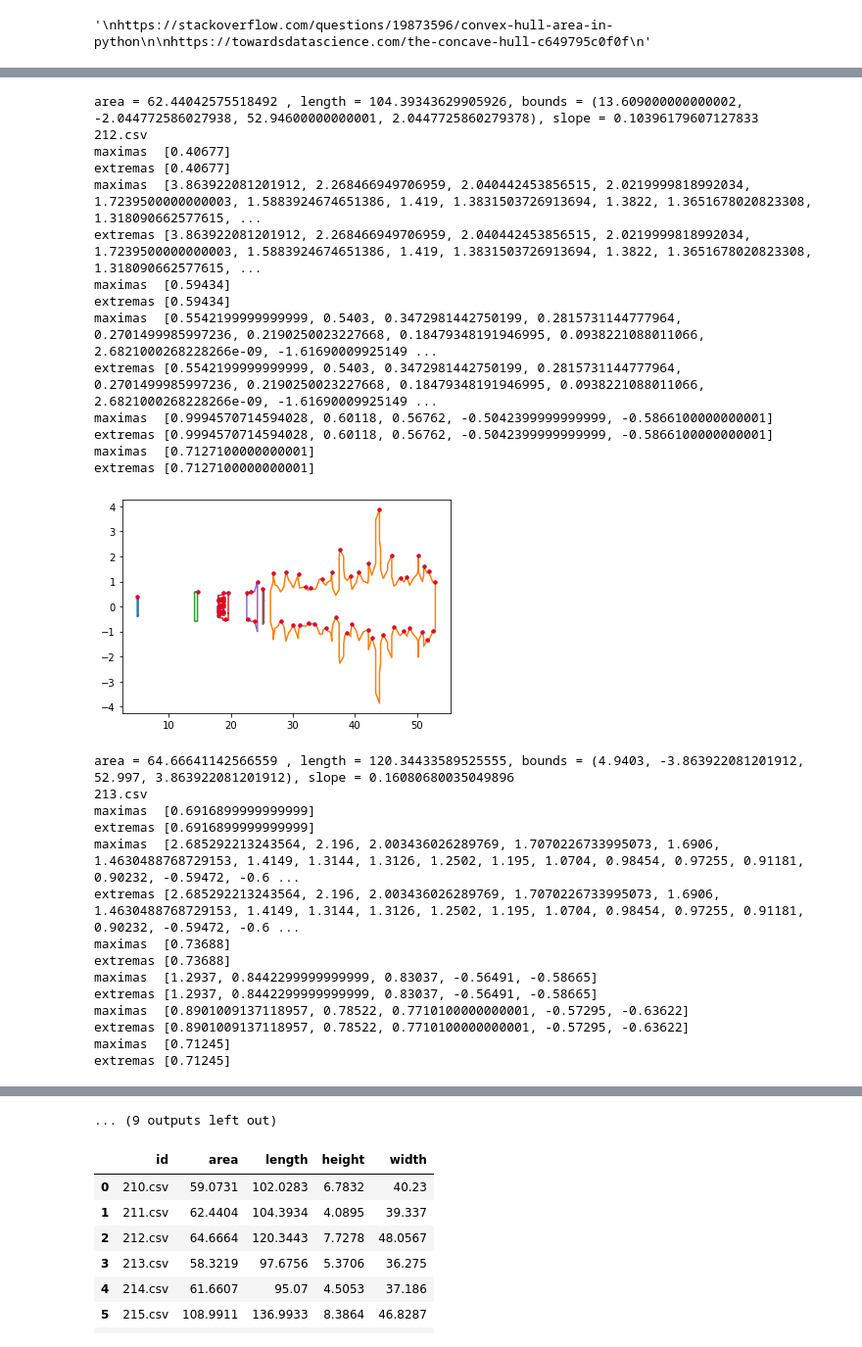
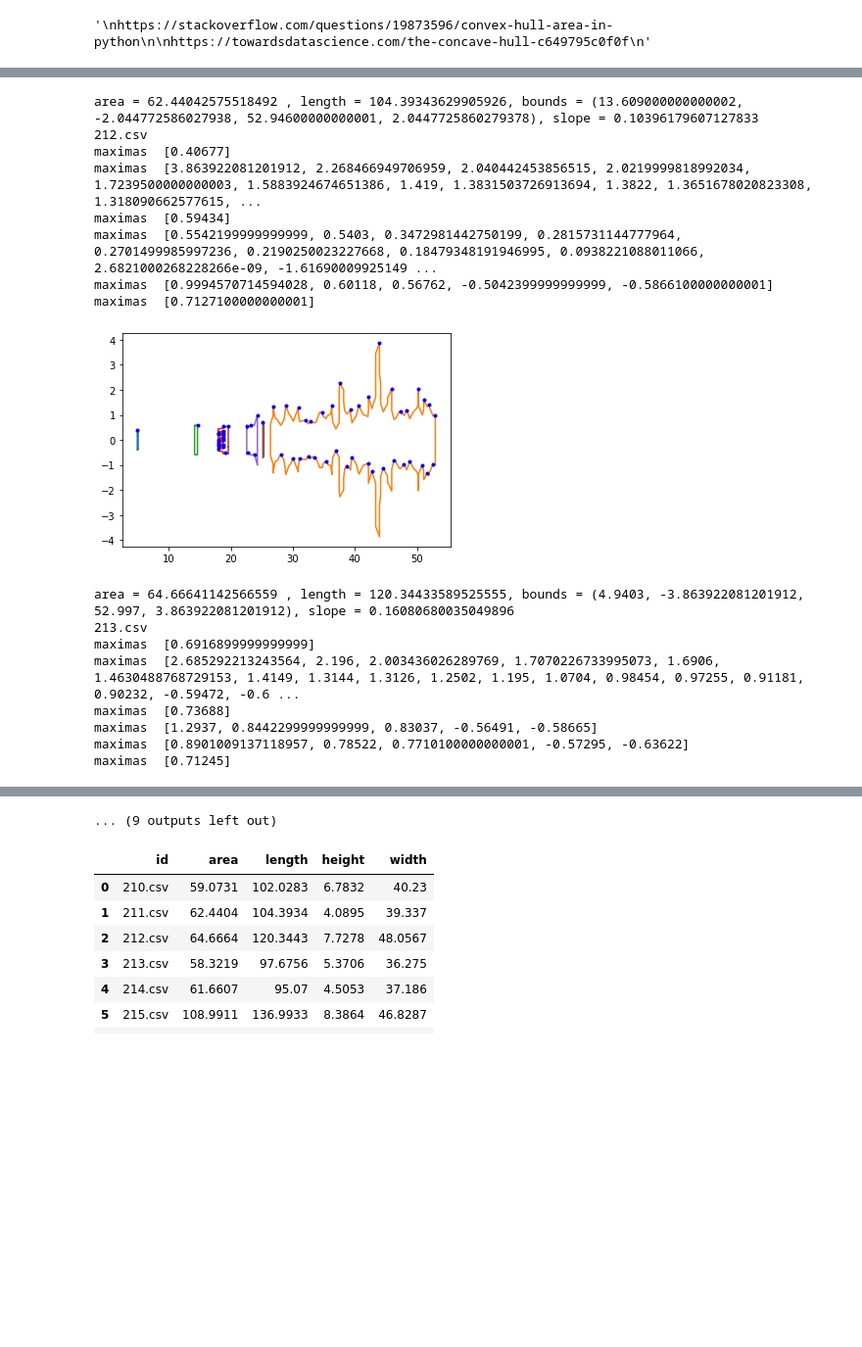
Before and after one commit to nafiul-nipu/Contrails-Python, a Jupyter notebook: contrails shape calc/contrails_shape_calc.ipynb, the cells around one changed output, grey strips where cells are left out. Shown at 98% size. Saved outputs shown, nothing was run; the diff lists cells and outputs as text; code cells hidden in the pictures; blank space fills up the shorter version.

```diff
--- a/contrails shape calc/contrails_shape_calc.ipynb
+++ b/contrails shape calc/contrails_shape_calc.ipynb
@@ -384,10 +537,10 @@ for folder in folders:
             exp = npx[exmax]
 
             plt.plot(lxp, lyp, '.', color='blue')
-            plt.plot(exp, eyp, '.', color='red')
+#             plt.plot(exp, eyp, '.', color='red')
 
             print("maximas ",sorted(lyp, reverse=True))
-            print("extremas", sorted(eyp, reverse=True))
+#             print("extremas", sorted(eyp, reverse=True))
 
         plt.show()
 
@@ -440,29 +582,17 @@ extremas [0.63376]
 area = 62.44042575518492 , length = 104.39343629905926, bounds = (13.609000000000002, -2.044772586027938, 52.94600000000001, 2.0447725860279378), slope = 0.10396179607127833
 212.csv
 maximas  [0.40677]
-extremas [0.40677]
 maximas  [3.863922081201912, 2.268466949706959, 2.040442453856515, 2.0219999818992034, 1.7239500000000003, 1.5883924674651386, 1.419, 1.3831503726913694, 1.3822, 1.3651678020823308, 1.318090662577615, ...
-extremas [3.863922081201912, 2.268466949706959, 2.040442453856515, 2.0219999818992034, 1.7239500000000003, 1.5883924674651386, 1.419, 1.3831503726913694, 1.3822, 1.3651678020823308, 1.318090662577615, ...
 maximas  [0.59434]
-extremas [0.59434]
 maximas  [0.5542199999999999, 0.5403, 0.3472981442750199, 0.2815731144777964, 0.2701499985997236, 0.2190250023227668, 0.18479348191946995, 0.0938221088011066, 2.6821000268228266e-09, -1.61690009925149 ...
-extremas [0.5542199999999999, 0.5403, 0.3472981442750199, 0.2815731144777964, 0.2701499985997236, 0.2190250023227668, 0.18479348191946995, 0.0938221088011066, 2.6821000268228266e-09, -1.61690009925149 ...
 maximas  [0.9994570714594028, 0.60118, 0.56762, -0.5042399999999999, -0.5866100000000001]
-extremas [0.9994570714594028, 0.60118, 0.56762, -0.5042399999999999, -0.5866100000000001]
 maximas  [0.7127100000000001]
-extremas [0.7127100000000001]
-[figure, old version]
+[figure, new version]
 area = 64.66641142566559 , length = 120.34433589525555, bounds = (4.9403, -3.863922081201912, 52.997, 3.863922081201912), slope = 0.16080680035049896
 213.csv
 maximas  [0.6916899999999999]
-extremas [0.6916899999999999]
 maximas  [2.685292213243564, 2.196, 2.003436026289769, 1.7070226733995073, 1.6906, 1.4630488768729153, 1.4149, 1.3144, 1.3126, 1.2502, 1.195, 1.0704, 0.98454, 0.97255, 0.91181, 0.90232, -0.59472, -0.6 ...
-extremas [2.685292213243564, 2.196, 2.003436026289769, 1.7070226733995073, 1.6906, 1.4630488768729153, 1.4149, 1.3144, 1.3126, 1.2502, 1.195, 1.0704, 0.98454, 0.97255, 0.91181, 0.90232, -0.59472, -0.6 ...
 maximas  [0.73688]
-extremas [0.73688]
 maximas  [1.2937, 0.8442299999999999, 0.83037, -0.56491, -0.58665]
-extremas [1.2937, 0.8442299999999999, 0.83037, -0.56491, -0.58665]
 maximas  [0.8901009137118957, 0.78522, 0.7710100000000001, -0.57295, -0.63622]
-extremas [0.8901009137118957, 0.78522, 0.7710100000000001, -0.57295, -0.63622]
 maximas  [0.71245]
-extremas [0.71245]
```
Also changed, not shown: parts of 5 cells of this notebook.
